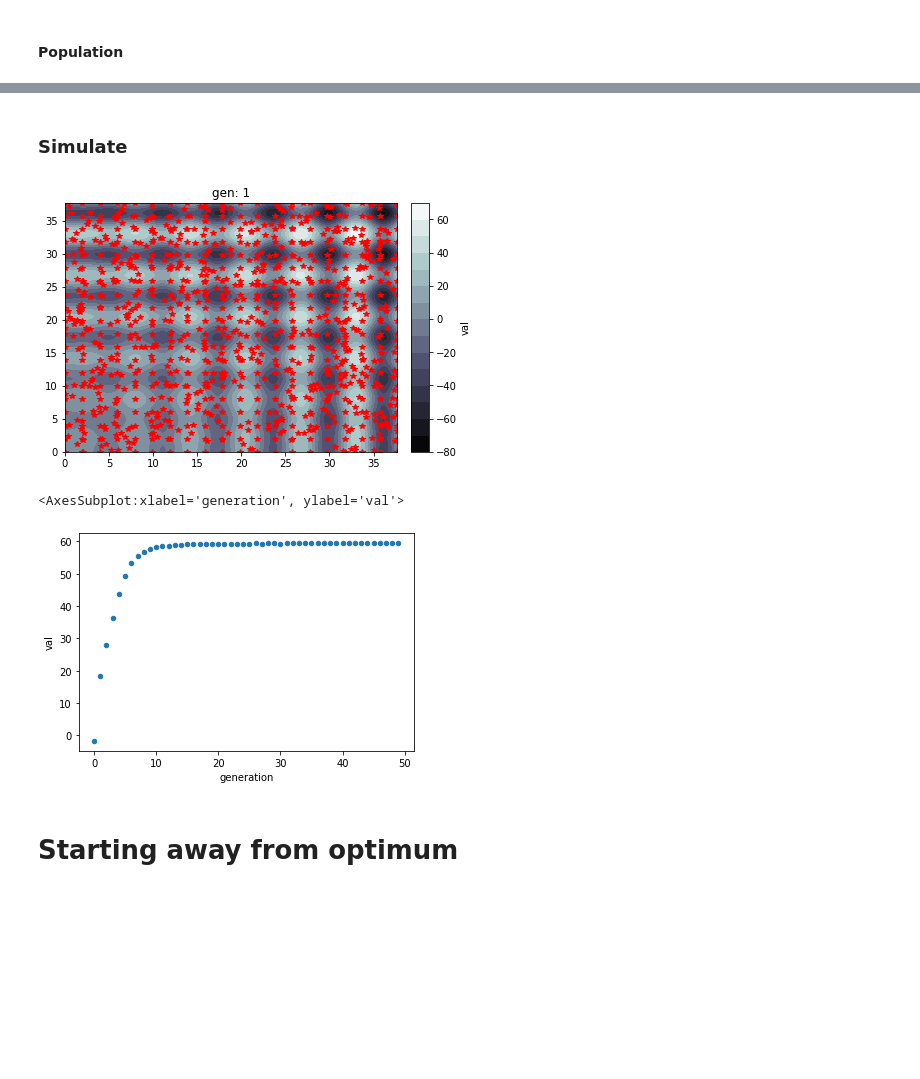
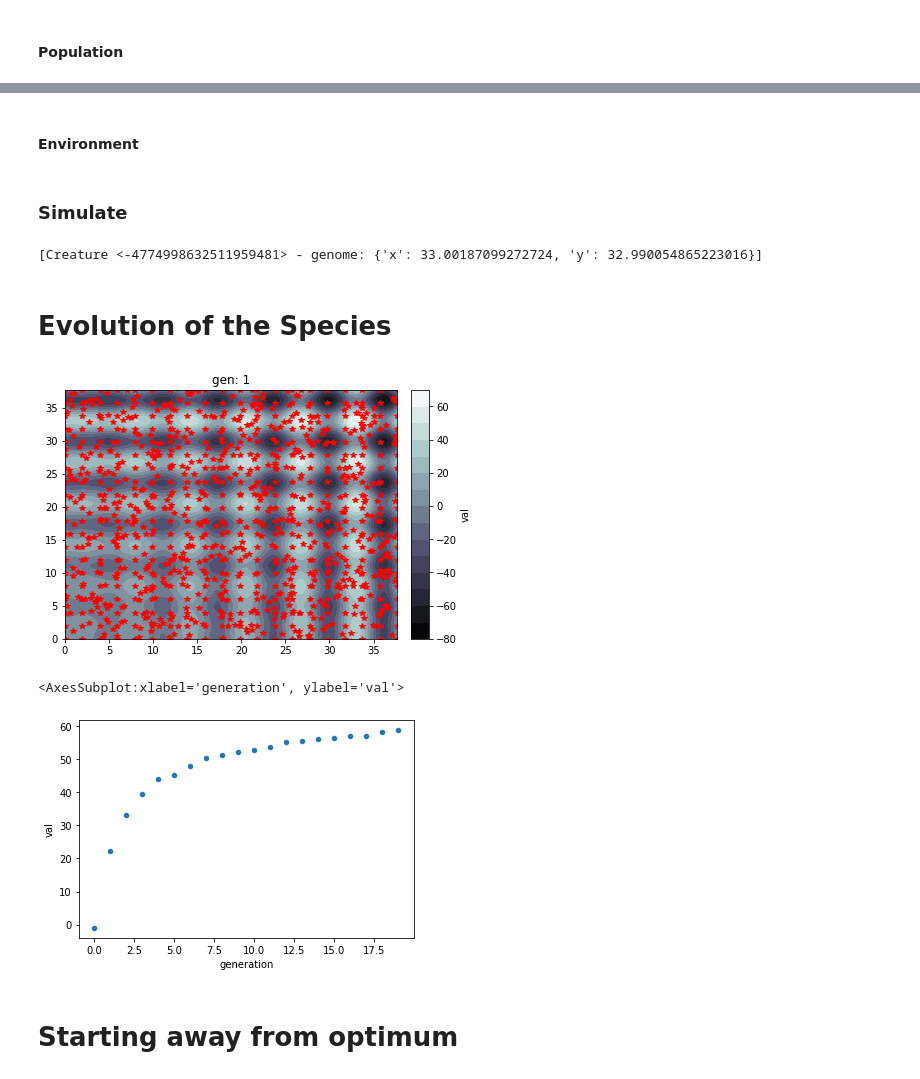
Before and after one commit to vczoni/lamarck, a Jupyter notebook: docs/notebooks/local max.ipynb, the cells around one changed output, grey strips where cells are left out. Saved outputs shown, nothing was run; the diff lists cells and outputs as text; code cells hidden in the pictures; blank space fills up the shorter version.

```diff
--- a/docs/notebooks/local max.ipynb
+++ b/docs/notebooks/local max.ipynb
@@ -40,2 +34,4 @@ Text(0, 0.5, 'val')
+# %%
+opt = Optimizer()
 # %% [markdown]
 #### Genome Creation
@@ -80,2 +68,6 @@ pop.plot.variable_pair('x', 'y')
+# %% [markdown]
+#### Environment
+# %%
+opt.set_process(process)
 # %% [markdown]
 ### Simulate
@@ -103,20 +74,28 @@ for _ in pbar:
+# %%
+optpop = opt.run.single_objective(output='val', objective='max')
+# %%
+optpop.get_creature.best()
+# %% [output]
+[Creature <-4774998632511959481> - genome: {'x': 33.00187099272724, 'y': 32.990054865223016}]
+# %% [markdown]
+# Evolution of the Species
 # %%
 gen = 0
 # %%
-df = pop.datasets.get_generation_from_history(gen)
+df = optpop.datasets.get_generation_from_history(gen)
 gen += 1
 
 ax.lines = []
 ax.plot(df.x, df.y, 'r*')
 ax.set_title(label=f'gen: {gen}')
 ax.figure
 # %% [output]
-[figure, old version]
+[figure, new version]
 # %%
-pop.plot.history('val', 'mean')
+optpop.plot.history('val', 'mean')
 # %% [output]
 <AxesSubplot:xlabel='generation', ylabel='val'>
-[figure, old version]
+[figure, new version]
 # %% [markdown]
 # Starting away from optimum
 # %%
```
Also changed, not shown: parts of 46 cells of this notebook, 17 other files.
